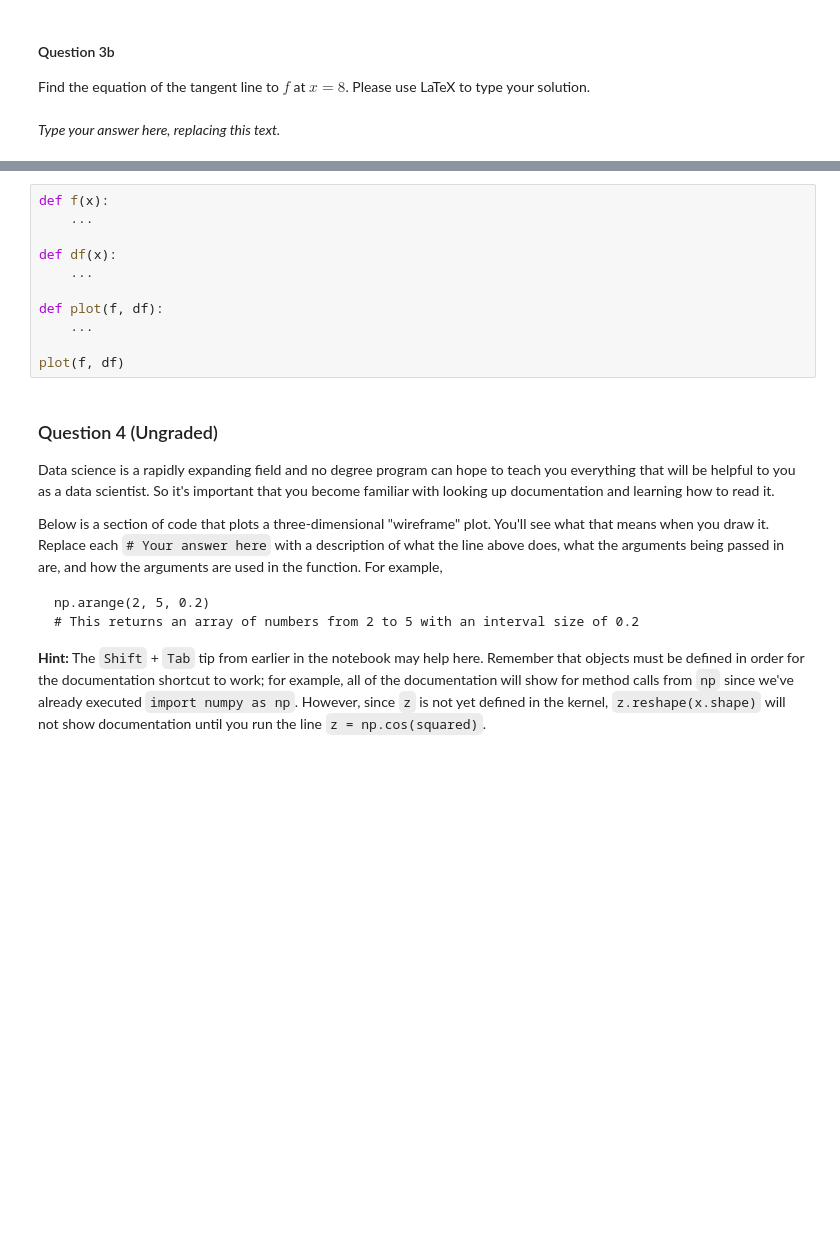
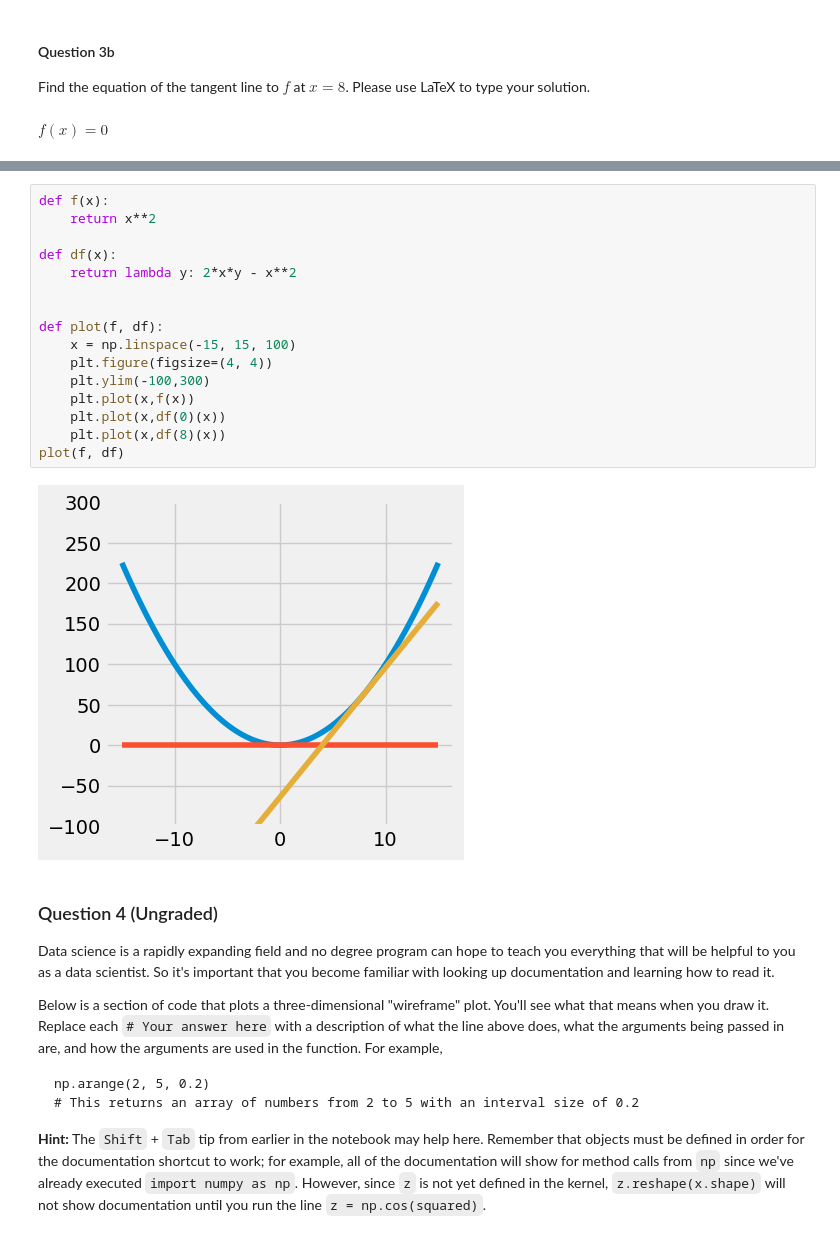
Before and after one commit to Yiqinotfound/Data100, a Jupyter notebook: lab/lab01/lab01.ipynb, the cells around one changed output, grey strips where cells are left out. Saved outputs shown, nothing was run; the diff lists cells and outputs as text; blank space fills up the shorter version.

```diff
--- a/lab/lab01/lab01.ipynb
+++ b/lab/lab01/lab01.ipynb
@@ -357,8 +381,8 @@ Find the equation of the tangent line to $f$ at $x = 8$. Please use LaTeX to typ
 BEGIN QUESTION
 name: q3b
 -->
-# %% [markdown]
-_Type your answer here, replacing this text._
+# %% [markdown]
+$f(x) = 0$
 # %% [markdown]
 #### Question 3c ####
 
@@ -381,17 +405,24 @@ You should use the `plt.plot` function to plot lines. You may find the following
 BEGIN QUESTION
 name: q3c
 -->
-# %%
-def f(x):
-    ...
-
-def df(x):
-    ...
-
-def plot(f, df):
-    ...
-
-plot(f, df)
+# %%
+def f(x):
+    return x**2
+
+def df(x):
+    return lambda y: 2*x*y - x**2
+
+
+def plot(f, df):
+    x = np.linspace(-15, 15, 100)
+    plt.figure(figsize=(4, 4))
+    plt.ylim(-100,300)
+    plt.plot(x,f(x))
+    plt.plot(x,df(0)(x))
+    plt.plot(x,df(8)(x))
+plot(f, df)
+# %% [output]
+[figure, added]
 # %% [markdown]
 ### Question 4 (Ungraded) ##
 
```
Also changed, not shown: parts of 15 cells of this notebook, 7 other files.
